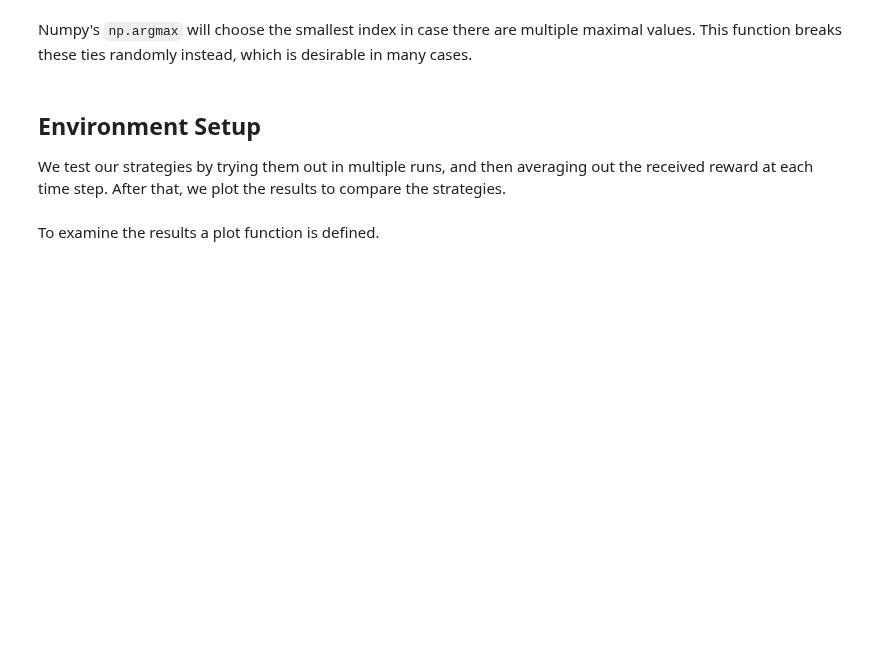
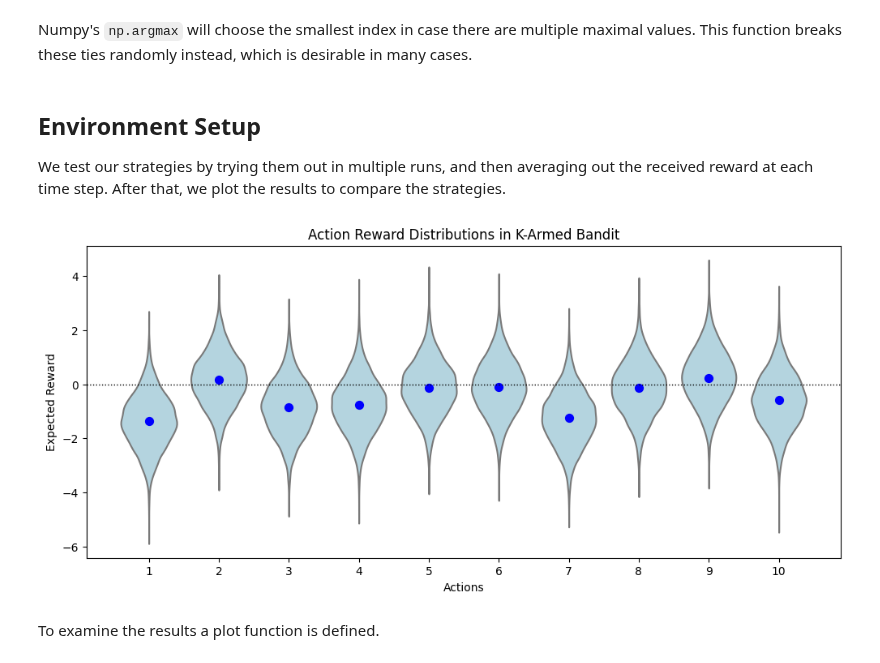
Before and after one commit to Fortuz/rl_education, a Jupyter notebook: 1. K-armed Bandit/k_armed_bandit_solution.ipynb, the cells around one changed output. Cells and saved outputs as stored; diff of their text form; code cells hidden in the pictures; blank space fills up the shorter version.

Commit message:
added some more visualization

```diff
--- a/1. K-armed Bandit/k_armed_bandit_solution.ipynb
+++ b/1. K-armed Bandit/k_armed_bandit_solution.ipynb
@@ -85,2 +146,43 @@ compare the strategies.
+# %%
+def plot_bandit_distributions(bandit, num_samples=10000):
+    """
+    Plots the reward distributions for all K actions in a K-armed bandit using a violin plot.
+
+    Parameters:
+    - bandit (KArmedBandit): An instance of the KArmedBandit class.
+    - num_samples (int): Number of reward samples to generate for each action.
+    """
+    K = bandit.K  # Number of actions
+    rewards = {action: [bandit.get_reward(action) for _ in range(num_samples)] for action in range(K)}
+
+    # Convert to data format suitable for seaborn
+    reward_data = []
+    action_labels = []
+
+    for action, reward_list in rewards.items():
+        reward_data.extend(reward_list)
+        action_labels.extend([action + 1] * num_samples)  # Convert 0-indexed to 1-indexed for display
+
+    # Create violin plot
+    plt.figure(figsize=(12, 5))
+    sns.violinplot(x=action_labels, y=reward_data, inner=None, color="lightblue", linewidth=1.5)
+
+    # Add scatter points for true action values
+    plt.scatter(range(0, K ), bandit.optimal_action_values, color='blue', s=50)
+
+    # Formatting
+    plt.axhline(0, linestyle='dotted', color='black', linewidth=1)  # Dashed line at 0
+    plt.xlabel("Actions")
+    plt.ylabel("Expected Reward")
+    plt.title("Action Reward Distributions in K-Armed Bandit")
+    plt.show()
+# %%
+# Create a 10-armed bandit
+bandit = KArmedBandit(K=10)
+
+# Plot the full action reward distributions
+plot_bandit_distributions(bandit)
+# %% [output]
+[figure, added]
 # %%
 # DO NOT MODIFY THIS CELL
```
Also changed, not shown: parts of 15 cells of this notebook, 3 other files.
